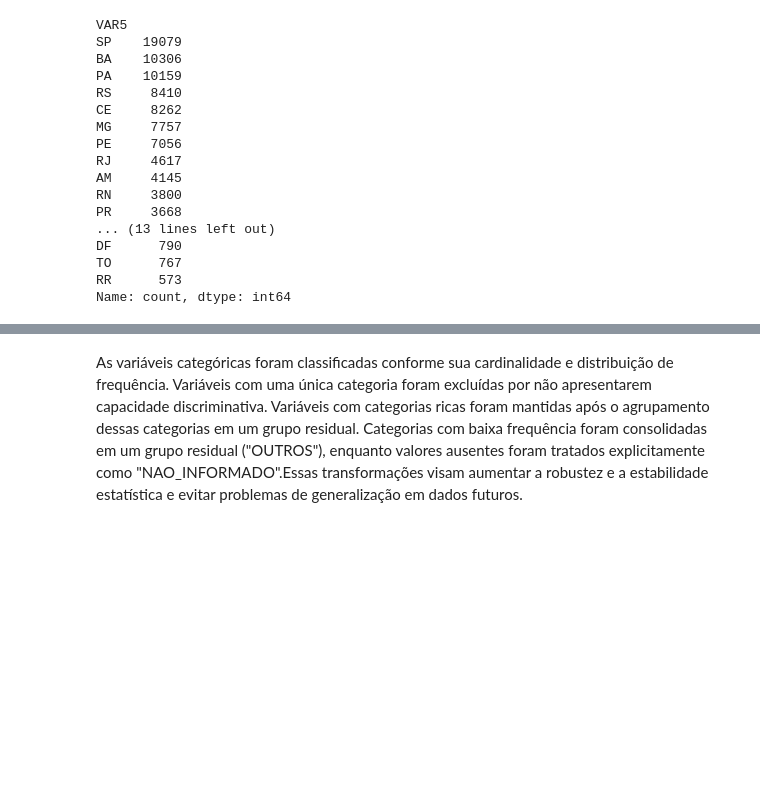
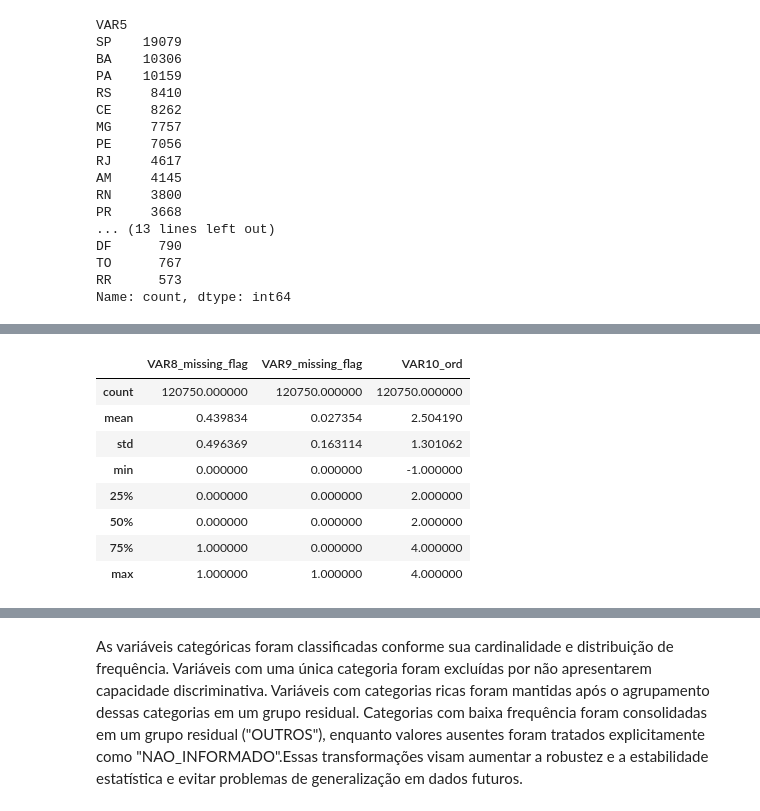
Before and after one commit to GGrinspun/desafio-analise-de-credito, a Jupyter notebook: notebooks/01_eda_and_preprocessing.ipynb, the cells around one changed output, grey strips where cells are left out. Saved outputs shown, nothing was run; the diff lists cells and outputs as text; code cells hidden in the pictures; blank space fills up the shorter version.

```diff
--- a/notebooks/01_eda_and_preprocessing.ipynb
+++ b/notebooks/01_eda_and_preprocessing.ipynb
@@ -1026,6 +1020,3 @@ DF      790
 TO      767
 RR      573
 Name: count, dtype: int64
-# %%
-for col in ["VAR5", "VAR10"]:
-    df_train_reduced[col] = df_train_reduced[col].fillna("NAO_INFORMADO")
@@ -1055,0 +1097,18 @@ print(pd.DataFrame({
+# %%
+cols_check = [
+    "VAR8_missing_flag",
+    "VAR9_missing_flag",
+    "VAR10_ord"
+]
+
+df_train_reduced[cols_check].describe()
+# %% [output]
+|  | VAR8_missing_flag | VAR9_missing_flag | VAR10_ord |
+| count | 120750.000000 | 120750.000000 | 120750.000000 |
+| mean | 0.439834 | 0.027354 | 2.504190 |
+| std | 0.496369 | 0.163114 | 1.301062 |
+| min | 0.000000 | 0.000000 | -1.000000 |
+| 25% | 0.000000 | 0.000000 | 2.000000 |
+| 50% | 0.000000 | 0.000000 | 2.000000 |
+| 75% | 1.000000 | 0.000000 | 4.000000 |
+| max | 1.000000 | 1.000000 | 4.000000 |
```
Also changed, not shown: parts of 23 cells of this notebook, 2 other files.
